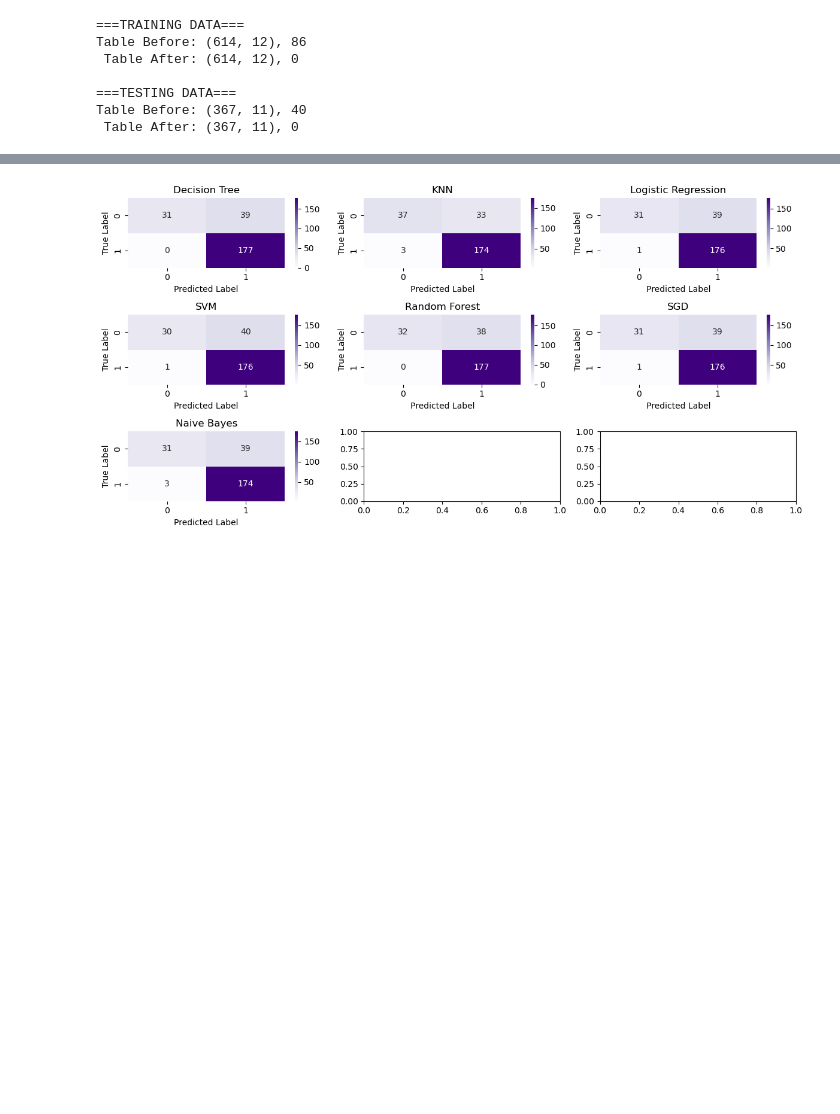
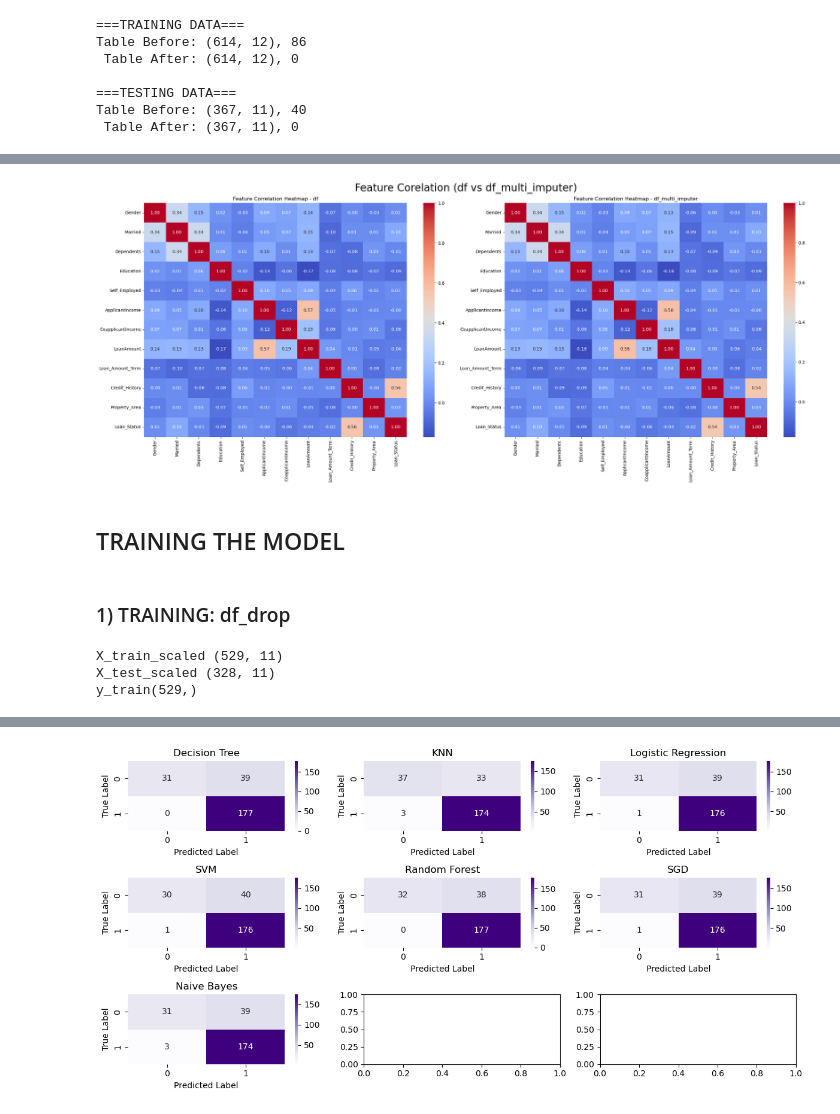
Before and after one commit to MohitPanchasara/Machine-Learning, a Jupyter notebook: Projects/Top 10 benchmark algorithms/Task10_Benchmark_ML_Algorithms.ipynb, the cells around one changed output, grey strips where cells are left out. Saved outputs shown, nothing was run; the diff lists cells and outputs as text; code cells hidden in the pictures; blank space fills up the shorter version.

```diff
--- a/Projects/Top 10 benchmark algorithms/Task10_Benchmark_ML_Algorithms.ipynb
+++ b/Projects/Top 10 benchmark algorithms/Task10_Benchmark_ML_Algorithms.ipynb
@@ -270,19 +301,0 @@ Table Before: (367, 11), 40
-# %%
-df_unknown = pd.read_csv(" https://raw.githubusercontent.com/subashgandyer/datasets/main/loan_train.csv")
-df_unknown_test =  pd.read_csv(" https://raw.githubusercontent.com/subashgandyer/datasets/main/loan_test.csv")
-
-for col in df.select_dtypes(include=['number']):  # Loop through numerical columns
-    if df[col].skew() > 1 or df[col].skew() < -1:  # If highly skewed, use median
-        df[col].fillna(df[col].median(), inplace=True)
-    else:
-        df[col].fillna(df[col].mean(), inplace=True)  # Use mean for normal distribution
-
-for col in df.select_dtypes(include=['number']):  # Loop through numerical columns
-    if df[col].skew() > 1 or df[col].skew() < -1:  # If highly skewed, use median
-        df[col].fillna(df[col].median(), inplace=True)
-    else:
-        df[col].fillna(df[col].mean(), inplace=True)  # Use mean for normal distribution
-
-for col in df.select_dtypes(include=['object']):  # Select categorical columns
-    df[col] = df[col].astype(str)  # Convert to string (fix float issue)
-    df[col].fillna("Unknown", inplace=True)  # Fill NaN with 'Unknown'
@@ -413,0 +409,9 @@ df_test.shape
+# %%
+from sklearn.impute import KNNImputer
+df_multi_imputer = df.copy()
+knn_imputer = KNNImputer(n_neighbors=5)
+df_multi_imputer.iloc[:, :] = knn_imputer.fit_transform(df_multi_imputer)
+
+df_multi_imputer_test = df_test.copy()
+knn_imputer = KNNImputer(n_neighbors=5)
+df_multi_imputer_test.iloc[:, :] = knn_imputer.fit_transform(df_multi_imputer_test)
@@ -413,0 +431,18 @@ df_test.shape
+# %%
+fig, axes = plt.subplots(1, 2, figsize=(24, 10))
+
+# Heatmap for df
+sns.heatmap(df.corr(), annot=True, cmap='coolwarm', fmt='.2f', ax=axes[0])
+axes[0].set_title("Feature Correlation Heatmap - df")
+
+# Heatmap for df_multi_imputer
+sns.heatmap(df_multi_imputer.corr(), annot=True, cmap='coolwarm', fmt='.2f', ax=axes[1])
+axes[1].set_title("Feature Correlation Heatmap - df_multi_imputer")
+
+plt.suptitle("Feature Corelation (df vs df_multi_imputer)", fontsize=24)
+plt.tight_layout()
+plt.show()
+# %% [output]
+[figure, added]
+# %% [markdown]
+## TRAINING THE MODEL
@@ -413,0 +461,2 @@ df_test.shape
+# %% [markdown]
+### 1) TRAINING: df_drop
@@ -413,0 +466,15 @@ df_test.shape
+# %%
+X_train = df_drop.drop(columns=[target_col])
+y_train = df_drop[target_col]
+X_test = df_drop_test
+
+# Standardization
+scaler = StandardScaler()
+X_train_scaled = scaler.fit_transform(X_train)
+X_test_scaled = scaler.fit_transform(X_test)
+
+print(f"X_train_scaled {X_train_scaled.shape} \nX_test_scaled {X_test_scaled.shape} \ny_train{y_train.shape}")
+# %% [output]
+X_train_scaled (529, 11)
+X_test_scaled (328, 11)
+y_train(529,)
```
Also changed, not shown: parts of 33 cells of this notebook, 28 other files.
